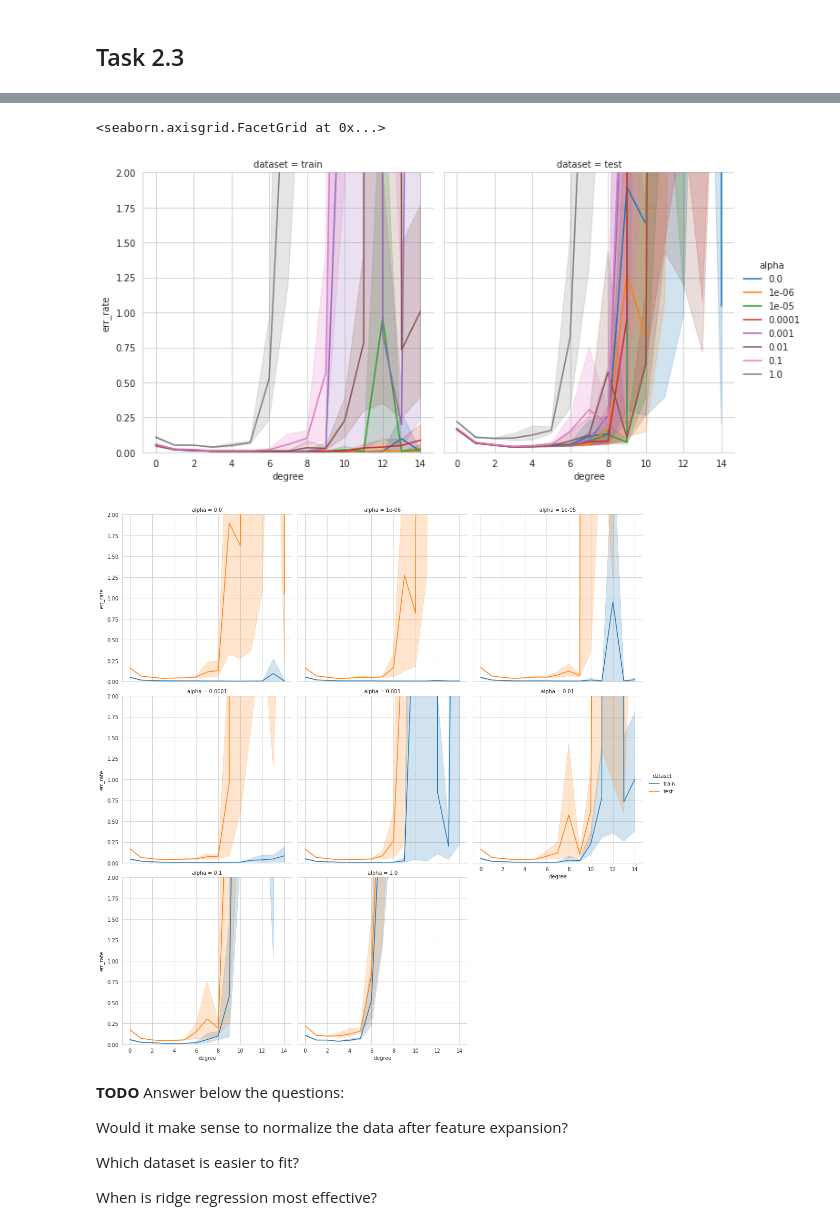
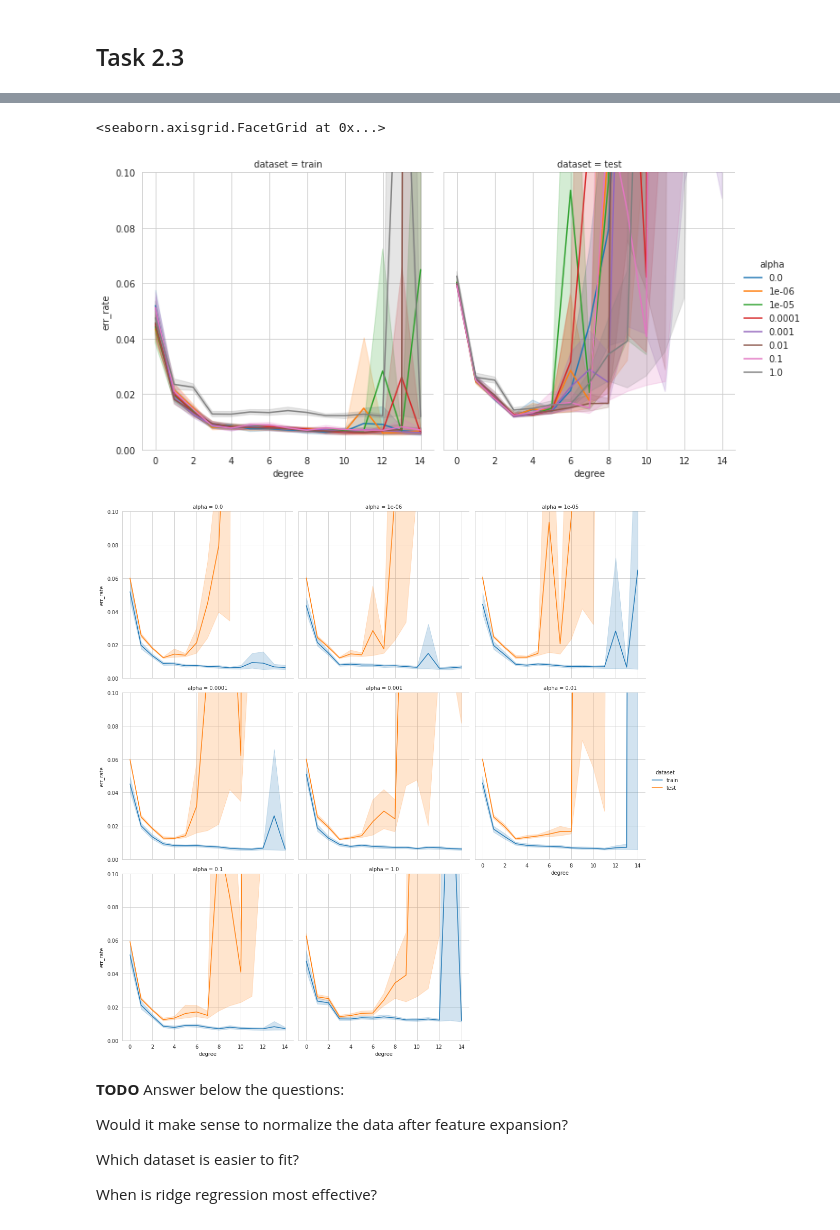
Before and after one commit to lekcyjna123/ml_uwr, a Jupyter notebook: assignment2/Assignment2.ipynb, the cells around one changed output, grey strips where cells are left out. Saved outputs shown, nothing was run; the diff lists cells and outputs as text; code cells hidden in the pictures.

```diff
--- a/assignment2/Assignment2.ipynb
+++ b/assignment2/Assignment2.ipynb
@@ -390,7 +390,8 @@ def poly_fit(data, degree, alpha):
     # Please note that np.linalg.inv may be numerically unstable.
     # It is better to use np.linalg.solve or even a QR decomposition.
     #
-    A=((X.T@X)+alpha)
+    d=X.shape[1]
+    A=((X.T@X)+alpha*np.identity(d))
     B=X.T@Y
     Theta = np.linalg.solve(A,B)
     return Theta
@@ -416,11 +417,11 @@ for (repetition, num_train, alpha, degree,) in itertools.product(
     #YY = compute_polynomial(train_data[0],true_poly_theta)
     YY=train_data[1]
     Y=compute_polynomial(train_data[0],Theta)
-    train_err = ((Y-YY).T@(Y-YY)+alpha*(Theta.T@Theta))[0,0]
+    train_err = np.mean((Y-YY)**2)
     #YY = compute_polynomial(test_data[0],true_poly_theta)
     YY=test_data[1]
     Y=compute_polynomial(test_data[0],Theta)
-    test_err = ((Y-YY).T@(Y-YY)+alpha*(Theta.T@Theta))[0,0]
+    test_err = np.mean((Y-YY)**2)
     results.append(
         {
             "repetition": repetition,
@@ -428,7 +429,7 @@ for (repetition, num_train, alpha, degree,) in itertools.product(
             "alpha": str(alpha),
             "degree": degree,
             "dataset": "train",
-            "err_rate": train_err/num_train,
+            "err_rate": train_err,
         }
     )
     results.append(
@@ -438,7 +439,7 @@ for (repetition, num_train, alpha, degree,) in itertools.product(
             "alpha": str(alpha),
             "degree": degree,
             "dataset": "test",
-            "err_rate": test_err/num_train,
+            "err_rate": test_err,
         }
     )
 results_df = pd.DataFrame(results)
@@ -502,11 +503,11 @@ for (repetition, num_train, alpha, degree,) in itertools.product(
     #YY = compute_polynomial(train_data[0],true_poly_theta)
     YY=train_data[1]
     Y=compute_polynomial(train_data[0],Theta)
-    train_err = ((Y-YY).T@(Y-YY)+alpha*(Theta.T@Theta))[0,0]
+    train_err = np.mean((Y-YY)**2)
     #YY = compute_polynomial(test_data[0],true_poly_theta)
     YY=test_data[1]
     Y=compute_polynomial(test_data[0],Theta)
-    test_err = ((Y-YY).T@(Y-YY)+alpha*(Theta.T@Theta))[0,0]
+    test_err = np.mean((Y-YY)**2)
     results.append(
         {
             "repetition": repetition,
@@ -514,7 +515,7 @@ for (repetition, num_train, alpha, degree,) in itertools.product(
             "alpha": str(alpha),
             "degree": degree,
             "dataset": "train",
-            "err_rate": train_err/num_train,
+            "err_rate": train_err,
         }
     )
     results.append(
@@ -524,7 +525,7 @@ for (repetition, num_train, alpha, degree,) in itertools.product(
             "alpha": str(alpha),
             "degree": degree,
             "dataset": "test",
-            "err_rate": test_err/num_train,
+            "err_rate": test_err,
         }
     )
 results_df = pd.DataFrame(results)
@@ -589,41 +597,41 @@ for (repetition, num_train, alpha, degree,) in itertools.product(
     #YY = compute_polynomial(train_data[0],true_poly_theta)
     YY=train_data[1]
     Y=compute_polynomial(train_data[0],Theta)
-    train_err = ((Y-YY).T@(Y-YY)+alpha*(Theta.T@Theta))[0,0]
+    train_err = np.mean((Y-YY)**2)
     #YY = compute_polynomial(test_data[0],true_poly_theta)
     YY=test_data[1]
     Y=compute_polynomial(test_data[0],Theta)
-    test_err = ((Y-YY).T@(Y-YY)+alpha*(Theta.T@Theta))[0,0]
+    test_err = np.mean((Y-YY)**2)
     results.append(
         {
             "repetition": repetition,
             "num_train": num_train,
             "alpha": str(alpha),
             "degree": degree,
             "dataset": "train",
-            "err_rate": train_err/num_train,
+            "err_rate": train_err,
         }
     )
     results.append(
         {
             "repetition": repetition,
             "num_train": num_train,
             "alpha": str(alpha),
             "degree": degree,
             "dataset": "test",
-            "err_rate": test_err/num_train,
+            "err_rate": test_err,
         }
     )
 results_df = pd.DataFrame(results)
 results_df.head()
 ax=sns.relplot(data=results_df, x='degree',y='err_rate',col='dataset', hue='alpha', kind='line')
-ax.set(ylim=(0, 2))
+ax.set(ylim=(0, 0.1))
 ax=sns.relplot(data=results_df, x='degree',y='err_rate',col='alpha', hue='dataset', kind='line', col_wrap=3)
-ax.set(ylim=(0, 2))
+ax.set(ylim=(0, 0.1))
 # %% [output]
 <seaborn.axisgrid.FacetGrid at 0x...>
-[figure, old version]
+[figure, new version]
-[figure, old version]
+[figure, new version]
 # %% [markdown]
 **TODO** Answer below the questions:
 
```
Also changed, not shown: parts of 7 cells of this notebook.
